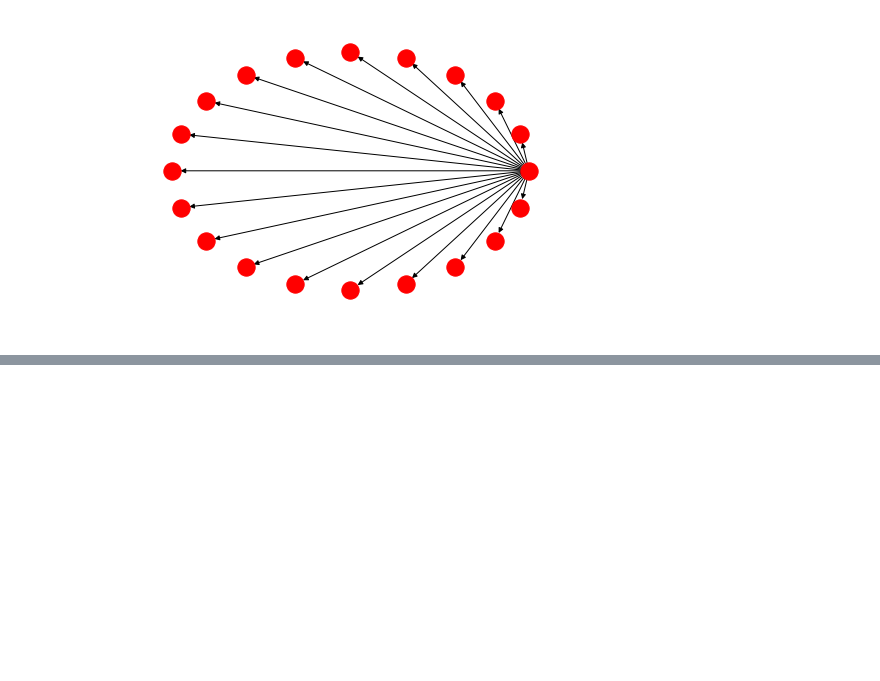
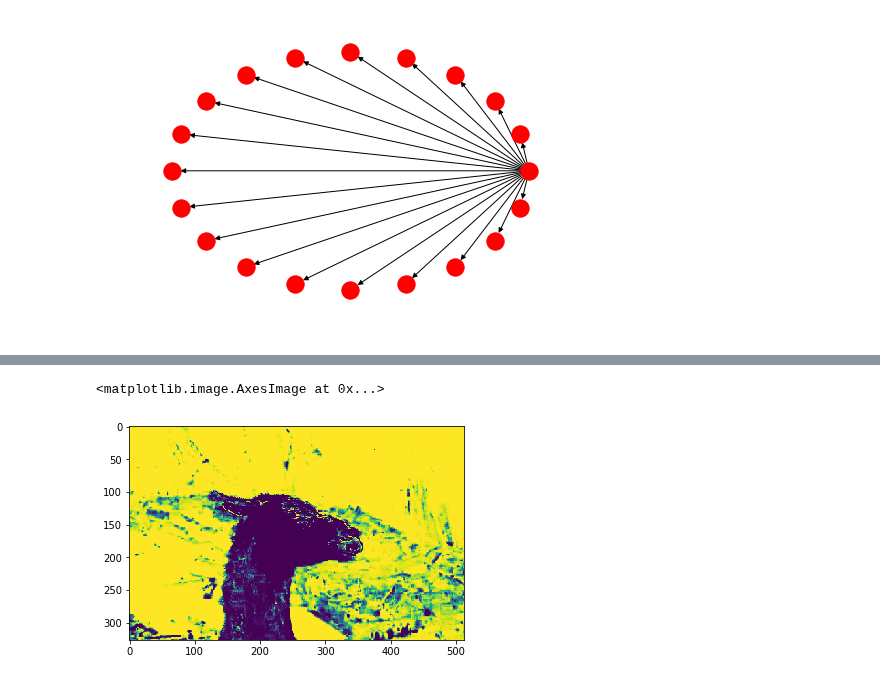
Before and after one commit to longle2718/fundaCS, a Jupyter notebook: graphcut/graphcut.ipynb, the cells around one changed output, grey strips where cells are left out. Cells and saved outputs as stored; diff of their text form; code cells hidden in the pictures; blank space fills up the shorter version.

```diff
--- a/graphcut/graphcut.ipynb
+++ b/graphcut/graphcut.ipynb
@@ -134,2 +162,8 @@ plt.imshow(datacost)
+# %%
+plt.figure()
+plt.imshow(datacost)
+# %% [output]
+<matplotlib.image.AxesImage at 0x...>
+[figure, added]
 # %%
 # compute image gradient
```
Also changed, not shown: parts of 10 cells of this notebook, 2 other files.
